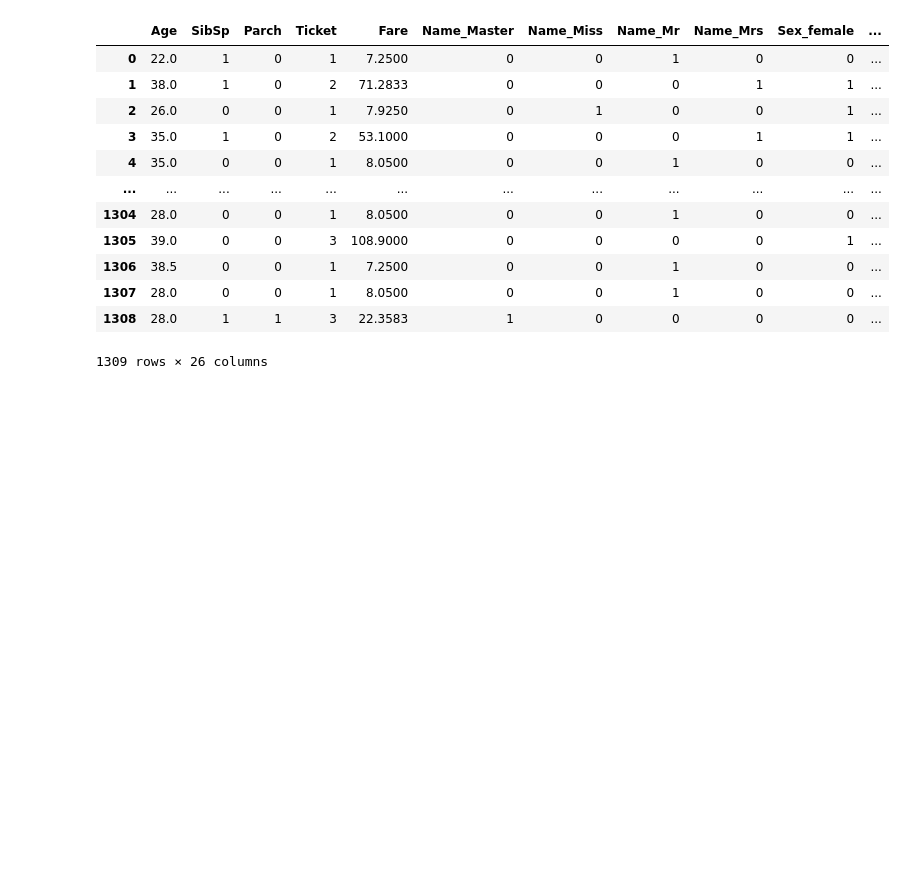
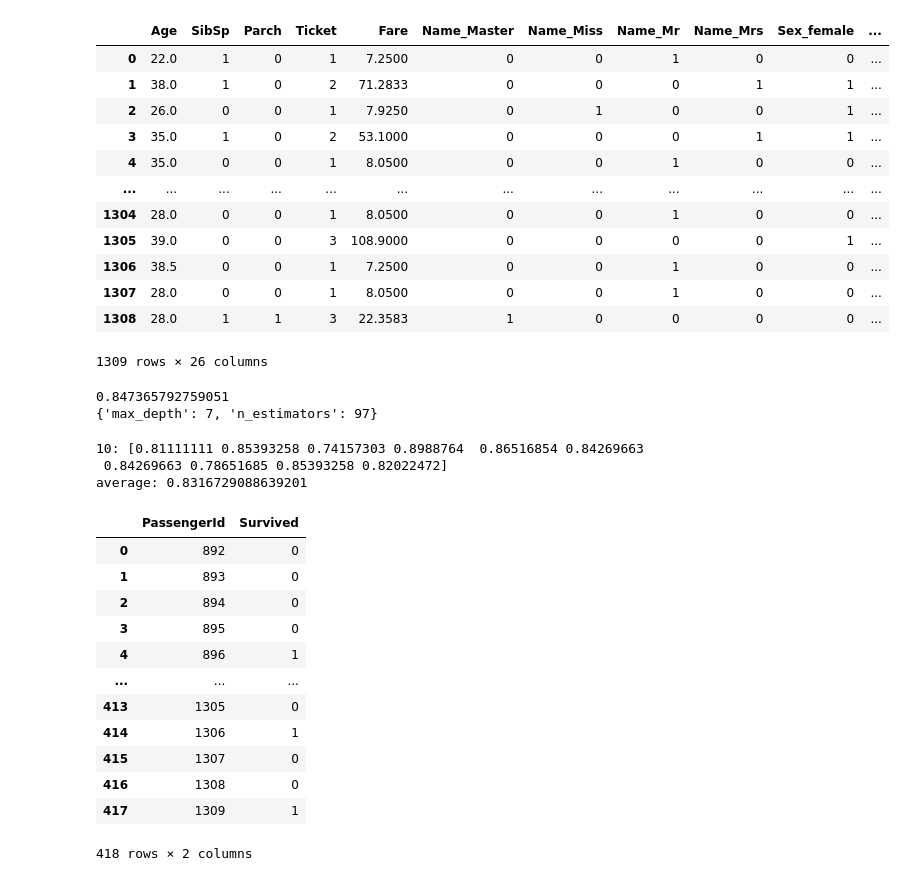
Before and after one commit to Ron-Wu/Machine-learning-0602, a Jupyter notebook: titanic1.ipynb, the cells around one changed output. Drawn from its saved outputs; the diff is of its cells as text; code cells hidden in the pictures; blank space fills up the shorter version.

```diff
--- a/titanic1.ipynb
+++ b/titanic1.ipynb
@@ -114,0 +128,76 @@ data
+# %%
+# import numpy as np
+# from sklearn.model_selection import GridSearchCV
+# from sklearn.model_selection import cross_val_score
+# from  sklearn.ensemble import RandomForestClassifier
+# params = {
+#     # 1. 5, 2. [1, 2, 3], 3. range
+#     # 20~99
+#     "n_estimators" : range(20, 100),
+#     # 3~10
+#     "max_depth" : range(3, 11)
+# }
+# clf = RandomForestClassifier()
+# cv = GridSearchCV(clf, params, cv = 10, n_jobs = -1)
+# cv.fit(x_train, y_train)
+# print(cv.best_score_)
+# print(cv.best_params_)
+
+
+import numpy as np
+from sklearn.model_selection import GridSearchCV
+from sklearn.model_selection import cross_val_score
+from sklearn.ensemble import RandomForestClassifier
+params = {
+    # 1. 5 2. [1, 2, 3] 3. range
+    # 20~99
+    "n_estimators":range(20, 100),
+    # 3~10
+    "max_depth":range(3, 11)
+}
+clf = RandomForestClassifier()
+cv = GridSearchCV(clf, params, cv=10, n_jobs=-1)
+cv.fit(x_train, y_train)
+print(cv.best_score_)
+print(cv.best_params_)
+# %% [output]
+0.847365792759051
+{'max_depth': 7, 'n_estimators': 97}
+# %%
+# clf = RandomForestClassifier(n_estimators=25, max_depth=6)
+# scores = cross_val_score(clf, x_train, y_train, cv=10, n_jobs=-1)
+# print("10:", scores)
+# print("average:", np.average(scores))
+
+clf = RandomForestClassifier(n_estimators=97, max_depth=7)
+scores = cross_val_score(clf, x_train, y_train, cv=10, n_jobs=-1)
+print("10:", scores)
+print("average:", np.average(scores))
+# %% [output]
+10: [0.81111111 0.85393258 0.74157303 0.8988764  0.86516854 0.84269663
+ 0.84269663 0.78651685 0.85393258 0.82022472]
+average: 0.8316729088639201
+# %%
+clf = RandomForestClassifier(n_estimators=97, max_depth=7)
+clf.fit(x_train, y_train)
+pre = clf.predict(x_predict)
+df = pd.DataFrame({
+    "PassengerId" : test_df["PassengerId"],
+    "Survived" : pre
+})
+df.to_csv("rf.csv", encoding = "utf-8", index = False)
+df
+# %% [output]
+|  | PassengerId | Survived |
+| 0 | 892 | 0 |
+| 1 | 893 | 0 |
+| 2 | 894 | 0 |
+| 3 | 895 | 0 |
+| 4 | 896 | 1 |
+| ... | ... | ... |
+| 413 | 1305 | 0 |
+| 414 | 1306 | 1 |
+| 415 | 1307 | 0 |
+| 416 | 1308 | 0 |
+| 417 | 1309 | 1 |
+418 rows × 2 columns
```
Also changed, not shown: parts of 5 cells of this notebook.
